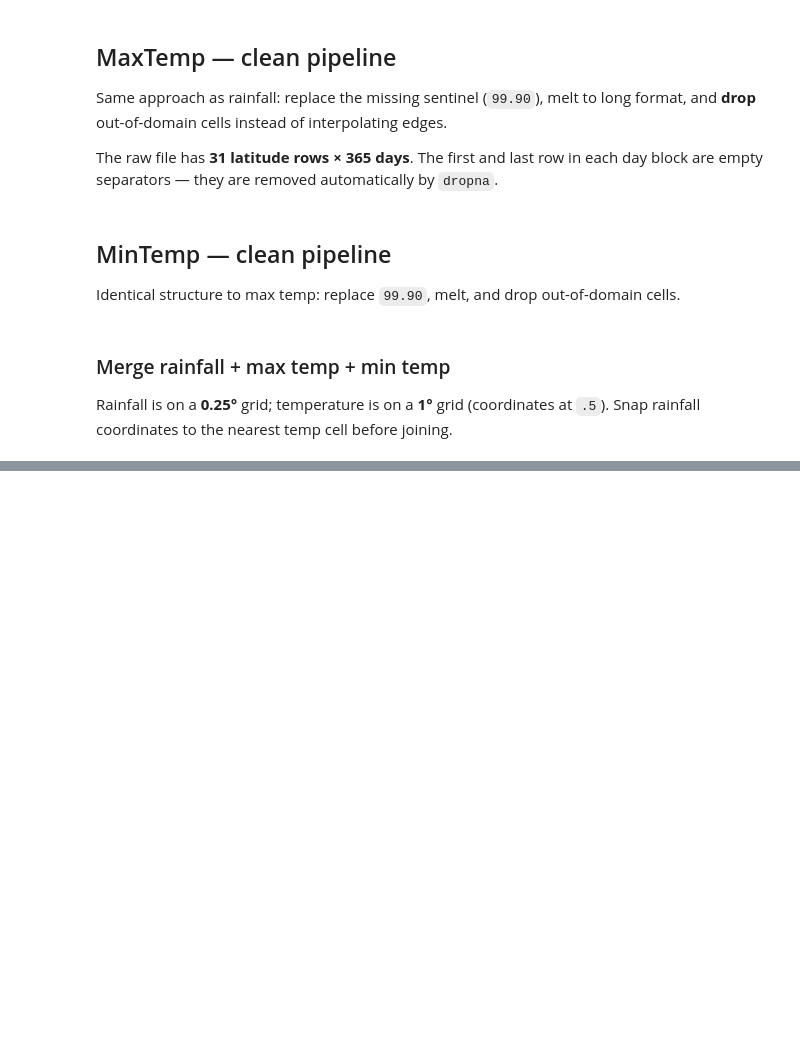
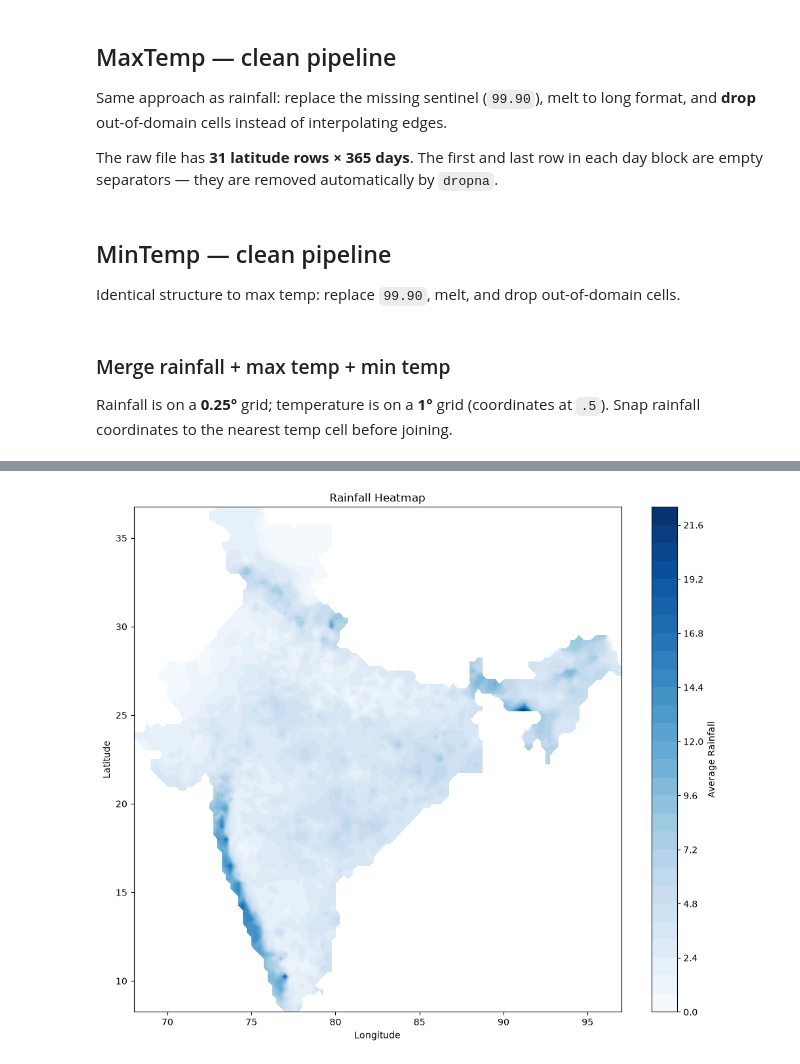
Before and after one commit to manigaurav221/Project_MANGO_Climate_Twin, a Jupyter notebook: notebooks/01_preprocess.ipynb, the cells around one changed output, grey strips where cells are left out. Saved outputs shown, nothing was run; the diff lists cells and outputs as text; code cells hidden in the pictures; blank space fills up the shorter version.

```diff
--- a/notebooks/01_preprocess.ipynb
+++ b/notebooks/01_preprocess.ipynb
@@ -1759,0 +1915,40 @@ print("Saved climate_merged.csv")
+# %%
+import matplotlib.pyplot as plt
+
+avg_rain = (
+    df
+    .groupby(["latitude","longitude"])["rainfall"]
+    .mean()
+    .reset_index()
+)
+
+grid = avg_rain.pivot(
+    index="latitude",
+    columns="longitude",
+    values="rainfall"
+)
+
+X = grid.columns
+Y = grid.index
+Z = grid.values
+
+plt.figure(figsize=(12,10))
+
+plt.contourf(
+    X,
+    Y,
+    Z,
+    levels=30,
+    cmap="Blues"
+)
+
+plt.colorbar(label="Average Rainfall")
+
+plt.xlabel("Longitude")
+plt.ylabel("Latitude")
+
+plt.title("Rainfall Heatmap")
+
+plt.show()
+# %% [output]
+[figure, added]
```
Also changed, not shown: parts of 20 cells of this notebook, 9 other files.
